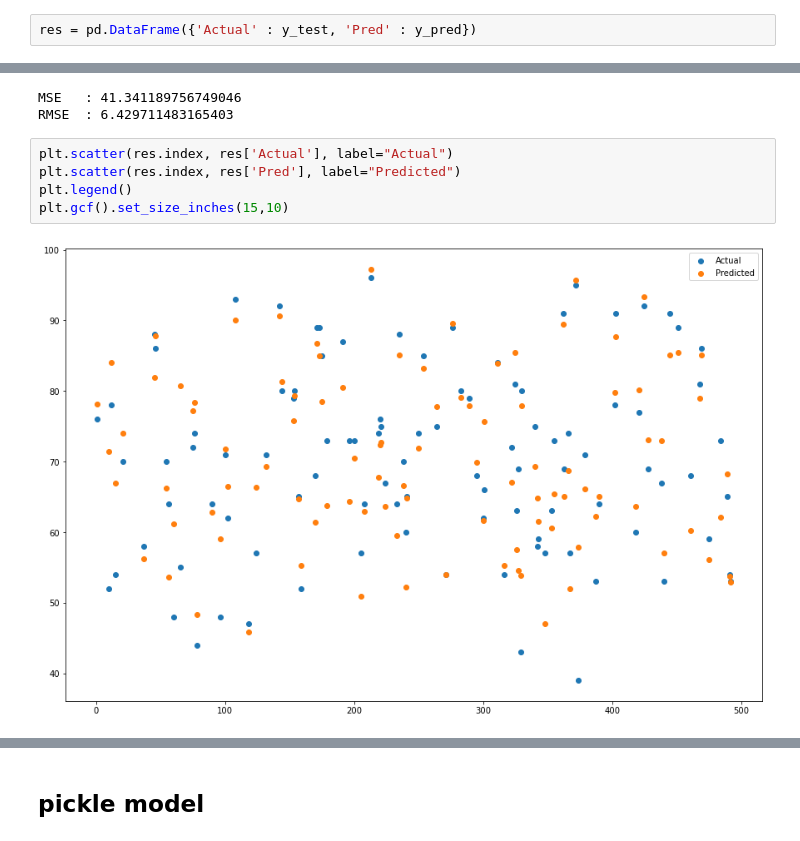
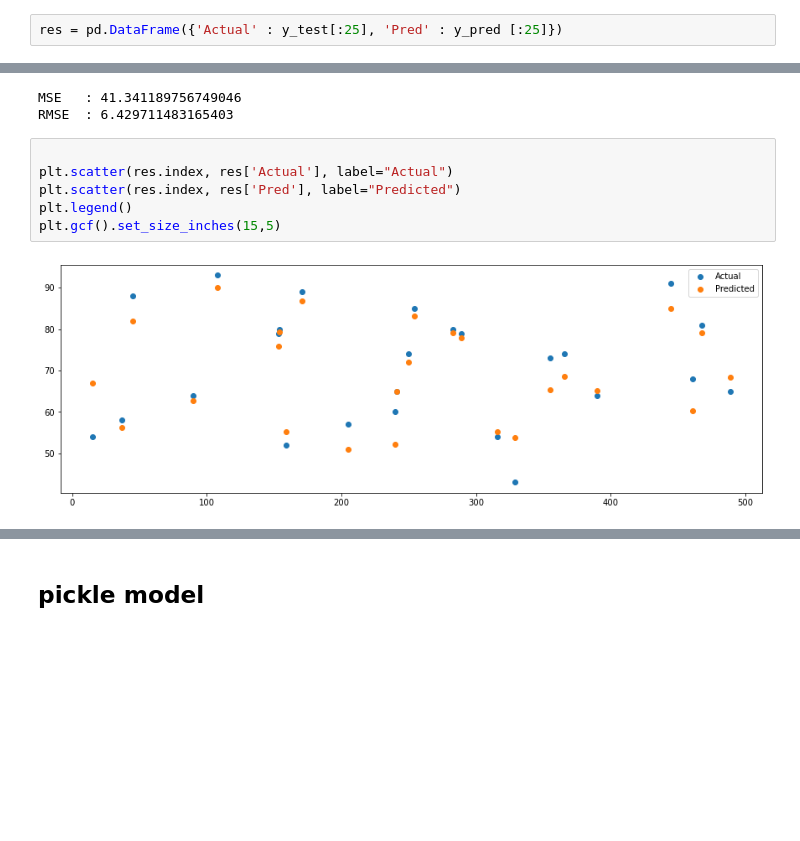
Before and after one commit to srikanthpragada/DS_18_MAY_2021, a Jupyter notebook: admission/admission.ipynb, the cells around one changed output, grey strips where cells are left out. Saved outputs shown, nothing was run; the diff lists cells and outputs as text; blank space fills up the shorter version.

```diff
--- a/admission/admission.ipynb
+++ b/admission/admission.ipynb
@@ -341,7 +341,7 @@ print(r2_score(y_test,y_pred))
 # %% [output]
 0.7632878240069337
 # %%
-res = pd.DataFrame({'Actual' : y_test, 'Pred' : y_pred})
+res = pd.DataFrame({'Actual' : y_test[:25], 'Pred' : y_pred [:25]})
 # %%
 res.head(10)
 # %% [output]
@@ -364,12 +364,13 @@ print("RMSE  :" ,np.sqrt(mse))
 MSE   : 41.341189756749046
 RMSE  : 6.429711483165403
 # %%
+
 plt.scatter(res.index, res['Actual'], label="Actual")
 plt.scatter(res.index, res['Pred'], label="Predicted")
 plt.legend()
-plt.gcf().set_size_inches(15,10)
+plt.gcf().set_size_inches(15,5)
 # %% [output]
-[figure, old version]
+[figure, new version]
 # %%
 plt.gcf().set_size_inches(15,10)
 sns.lineplot(res.index, res['Actual'], color='green', label="Actual")
```
Also changed, not shown: parts of 5 cells of this notebook, 2 other files.
